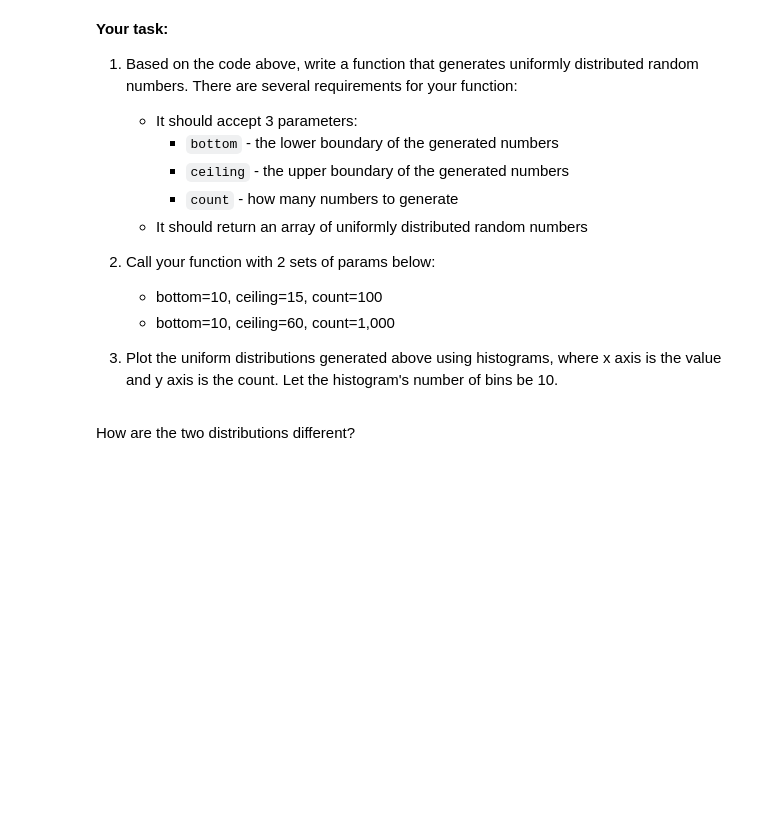
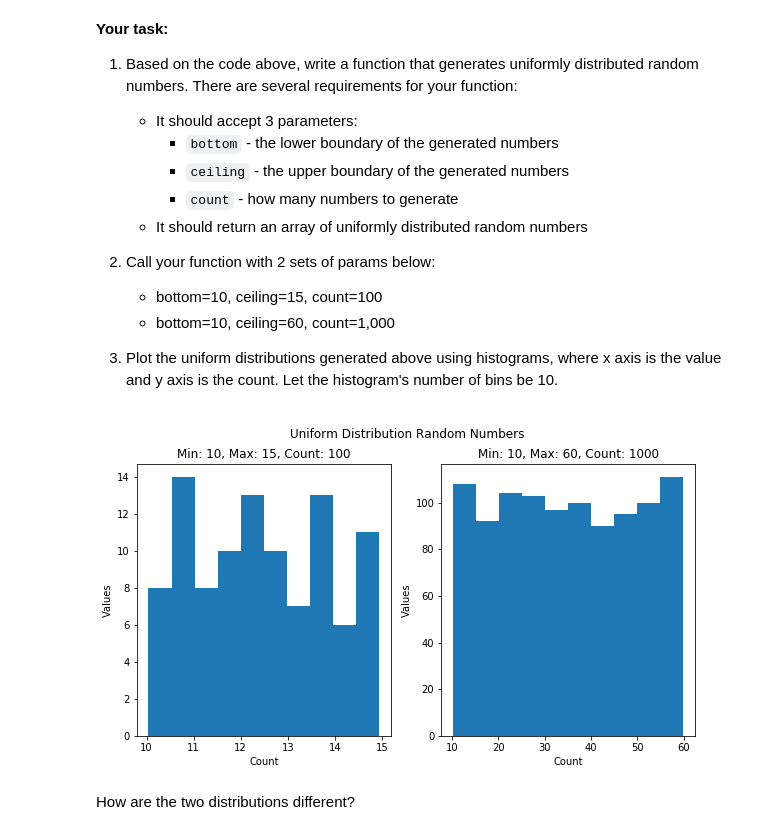
Before and after one commit to ta-datapt-bcn/lab-cont-probability-distribution, a Jupyter notebook: your_code/main.ipynb, the cells around one changed output. Saved outputs shown, nothing was run; the diff lists cells and outputs as text; code cells hidden in the pictures; blank space fills up the shorter version.

```diff
--- a/your_code/main.ipynb
+++ b/your_code/main.ipynb
@@ -46,3 +51,38 @@ print(randoms)
+# %%
+# your code here
+def unif_distrib_rand_numb(bottom, ceiling, count):
+    '''
+    input:
+        bottom - the lower boundary of the generated numbers
+        ceiling - the upper boundary of the generated numbers
+        count - how many numbers to generate
+    output:
+        array of uniformly distributed random numbers
+    '''
+    from scipy.stats import uniform
+    x = uniform.rvs(size=count)
+    return bottom + (ceiling-bottom)*x
+# %%
+random_0 = unif_distrib_rand_numb(10, 15,100)
+random_1 = unif_distrib_rand_numb(10, 60, 1000)
+# %%
+fig, axs = plt.subplots(1, 2)
+fig.set_size_inches(10,5)
+plt.suptitle('Uniform Distribution Random Numbers')
+
+axs[0].hist(random_0, bins =10)
+axs[0].set_title('Min: 10, Max: 15, Count: 100')
+axs[0].set_xlabel('Count')
+axs[0].set_ylabel('Values')
+
+axs[1].hist(random_1, bins =10)
+axs[1].set_title('Min: 10, Max: 60, Count: 1000')
+axs[1].set_xlabel('Count')
+axs[1].set_ylabel('Values')
+
+plt.show()
+# %% [output]
+[figure, added]
 # %% [markdown]
 How are the two distributions different?
 # %%
```
Also changed, not shown: parts of 20 cells of this notebook.
